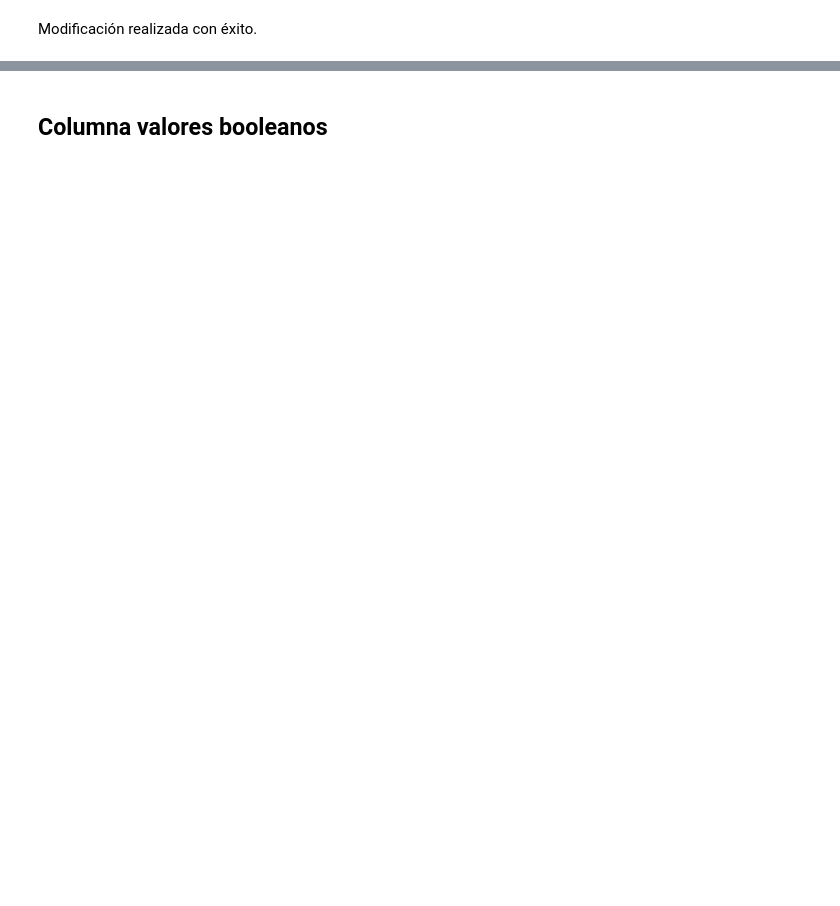
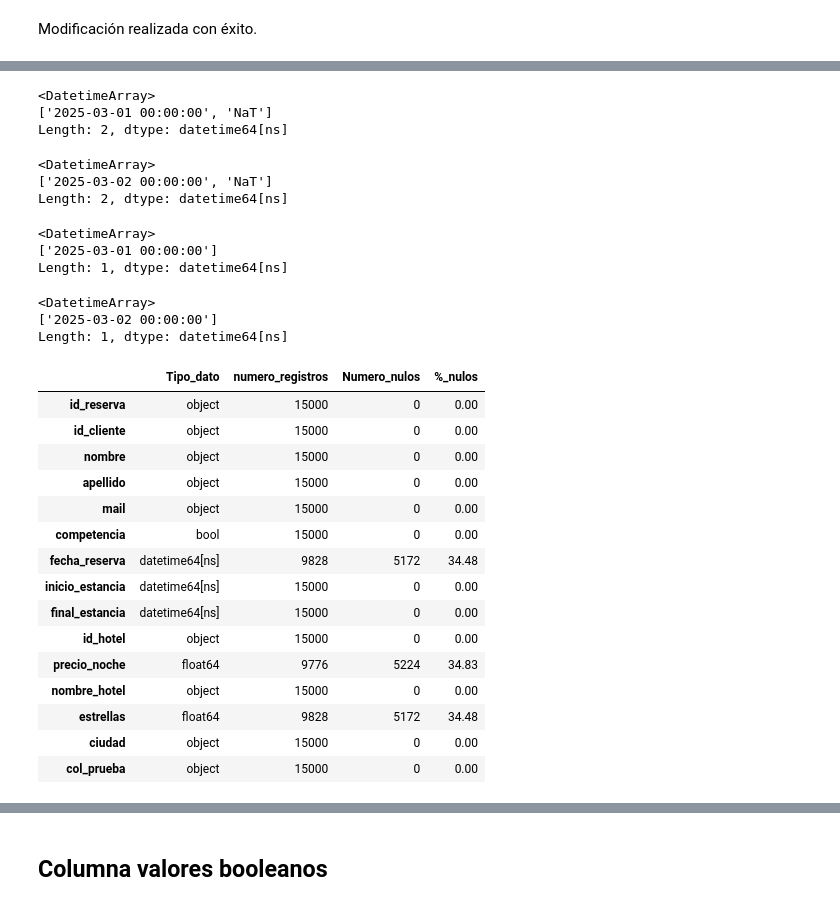
Before and after one commit to Gabijc/Proyecto_ETL_Hoteles, a Jupyter notebook: Notebooks/Analisis_inicial.ipynb, the cells around one changed output, grey strips where cells are left out. Cells and saved outputs as stored; diff of their text form; code cells hidden in the pictures; blank space fills up the shorter version.

```diff
--- a/Notebooks/Analisis_inicial.ipynb
+++ b/Notebooks/Analisis_inicial.ipynb
@@ -140,0 +145,14 @@ Modificación realizada con éxito.
+# %%
+# Vamos a comprobar los valores únicos que tenemos en la columna de inicio de estancia.
+data["inicio_estancia"].unique()
+# %% [output]
+<DatetimeArray>
+['2025-03-01 00:00:00', 'NaT']
+Length: 2, dtype: datetime64[ns]
+# %%
+# Vamos a comprobar los valores únicos que tenemos en la columna de final de estancia.
+data["final_estancia"].unique()
+# %% [output]
+<DatetimeArray>
+['2025-03-02 00:00:00', 'NaT']
+Length: 2, dtype: datetime64[ns]
@@ -140,0 +163,33 @@ Modificación realizada con éxito.
+# %%
+# Comprobamos que la modificación se ha realizado correctamente
+data["inicio_estancia"].unique()
+# %% [output]
+<DatetimeArray>
+['2025-03-01 00:00:00']
+Length: 1, dtype: datetime64[ns]
+# %%
+# Comprobamos que la modificación se ha realizado correctamente
+data["final_estancia"].unique()
+# %% [output]
+<DatetimeArray>
+['2025-03-02 00:00:00']
+Length: 1, dtype: datetime64[ns]
+# %%
+info_df(data)
+# %% [output]
+|  | Tipo_dato | numero_registros | Numero_nulos | %_nulos |
+| id_reserva | object | 15000 | 0 | 0.00 |
+| id_cliente | object | 15000 | 0 | 0.00 |
+| nombre | object | 15000 | 0 | 0.00 |
+| apellido | object | 15000 | 0 | 0.00 |
+| mail | object | 15000 | 0 | 0.00 |
+| competencia | bool | 15000 | 0 | 0.00 |
+| fecha_reserva | datetime64[ns] | 9828 | 5172 | 34.48 |
+| inicio_estancia | datetime64[ns] | 15000 | 0 | 0.00 |
+| final_estancia | datetime64[ns] | 15000 | 0 | 0.00 |
+| id_hotel | object | 15000 | 0 | 0.00 |
+| precio_noche | float64 | 9776 | 5224 | 34.83 |
+| nombre_hotel | object | 15000 | 0 | 0.00 |
+| estrellas | float64 | 9828 | 5172 | 34.48 |
+| ciudad | object | 15000 | 0 | 0.00 |
+| col_prueba | object | 15000 | 0 | 0.00 |
```
Also changed, not shown: parts of 17 cells of this notebook, 3 other files.
